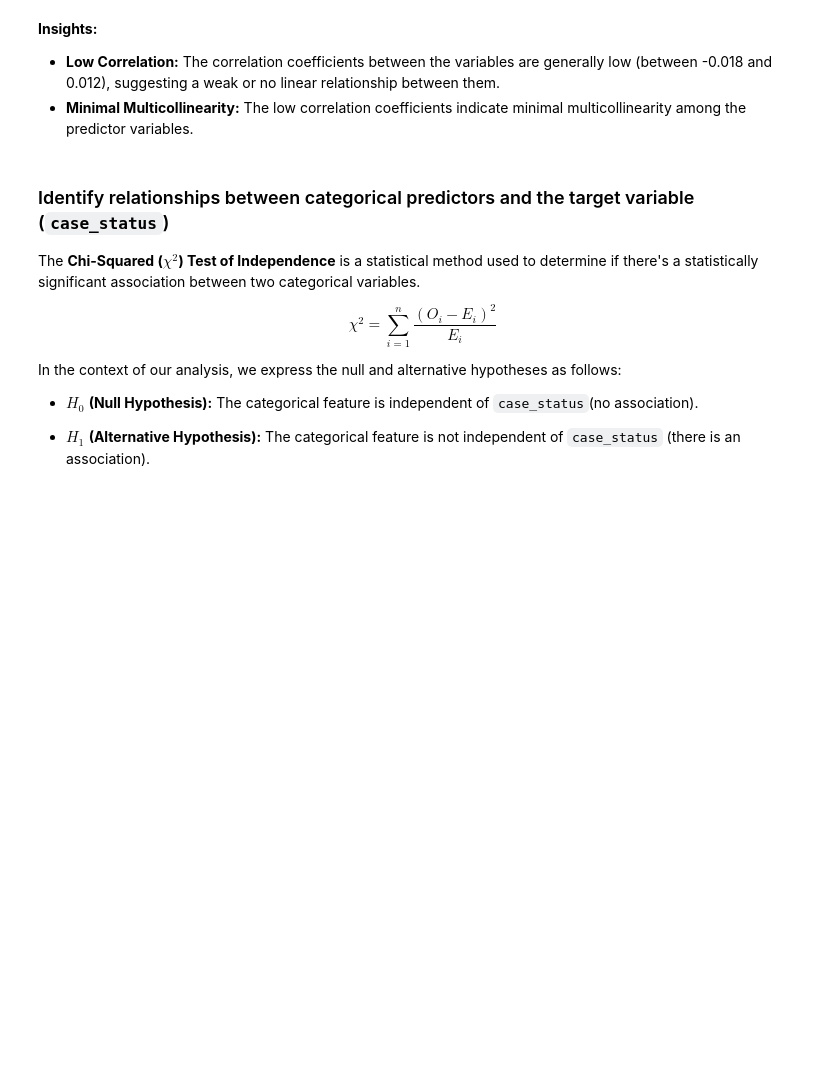
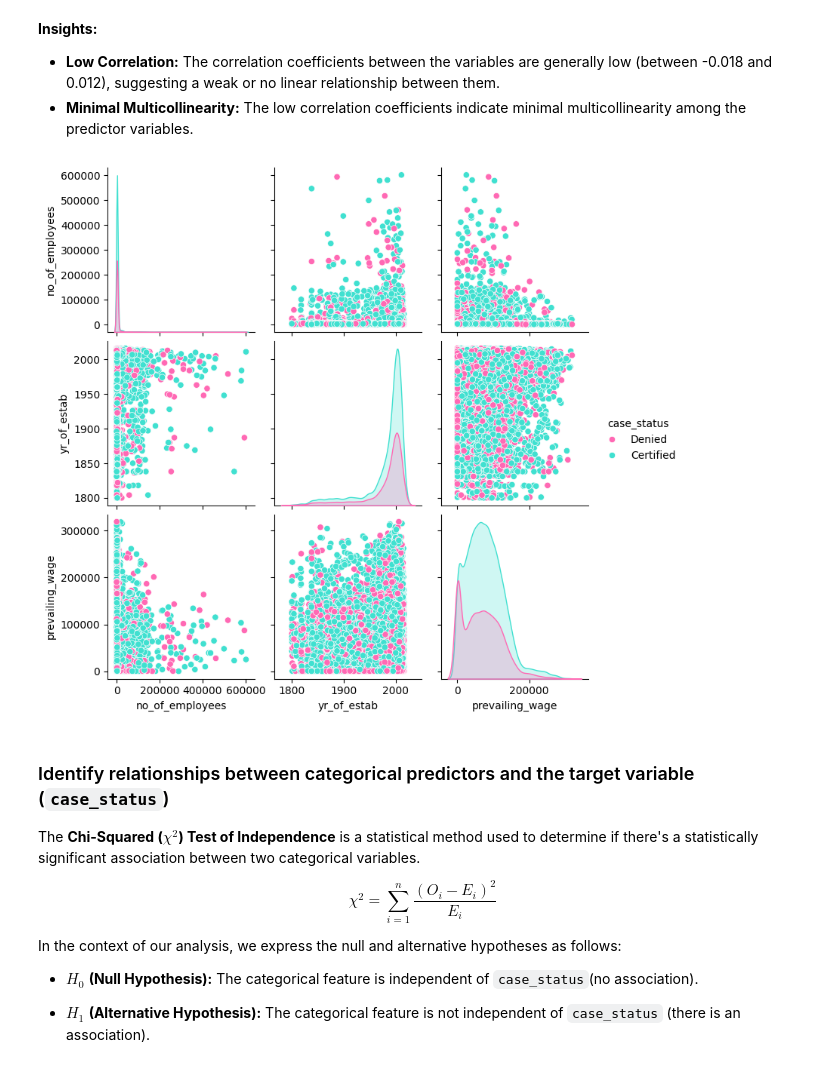
Before and after one commit to wanyingng/visa-approval-prediction, a Jupyter notebook: notebook/eda.ipynb, the cells around one changed output. Saved outputs shown, nothing was run; the diff lists cells and outputs as text; code cells hidden in the pictures; blank space fills up the shorter version.

```diff
--- a/notebook/eda.ipynb
+++ b/notebook/eda.ipynb
@@ -543,6 +554,11 @@ plt.show()
 **Insights:**
 - **Low Correlation:** The correlation coefficients between the variables are generally low (between -0.018 and 0.012), suggesting a weak or no linear relationship between them.
 - **Minimal Multicollinearity:** The low correlation coefficients indicate minimal multicollinearity among the predictor variables.
+# %%
+sns.pairplot(df, hue='case_status', palette=['hotpink', 'turquoise'])
+plt.show()
+# %% [output]
+[figure, added]
 # %% [markdown]
 ### Identify relationships between categorical predictors and the target variable (`case_status`)
 
```
Also changed, not shown: parts of 11 cells of this notebook.
